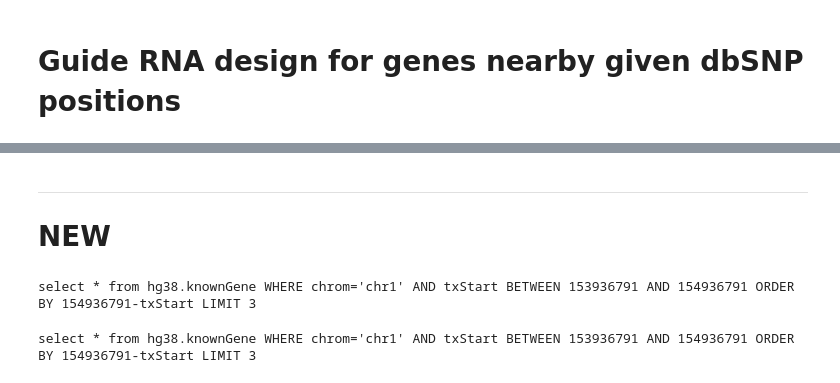
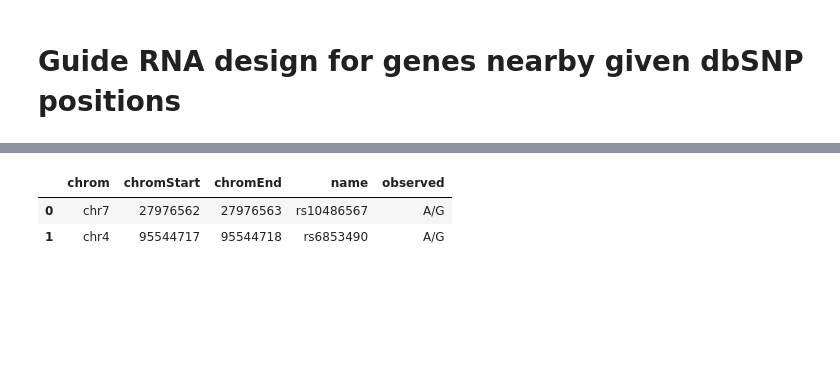
Before and after one commit to icsabai/gRNAdesign, a Jupyter notebook: gRNAdesign_nearbyGenes.ipynb, the cells around one changed output, grey strips where cells are left out. Cells and saved outputs as stored; diff of their text form; code cells hidden in the pictures; blank space fills up the shorter version.

```diff
--- a/gRNAdesign_nearbyGenes.ipynb
+++ b/gRNAdesign_nearbyGenes.ipynb
@@ -308,13 +114,0 @@ After pressing the _Start_ button, on the output the truncated matcing sequences
-# %% [markdown]
----
-# NEW
-# %%
-query = "select * from " + genomeVersion + ".knownGene" + " WHERE chrom='"+ str(pos['chrom']) + "' AND txStart BETWEEN " + fromPos + " AND " + chromPosStr  +" ORDER BY " + chromPosStr + "-txStart LIMIT " + nGenes
-print (query)
-# %% [output]
-select * from hg38.knownGene WHERE chrom='chr1' AND txStart BETWEEN 153936791 AND 154936791 ORDER BY 154936791-txStart LIMIT 3
-# %%
-query = "select * from " + genomeVersion + ".knownGene" + " WHERE chrom='"+ str(pos['chrom']) + "' AND txStart BETWEEN " + fromPos + " AND " + chromPosStr  +" ORDER BY " + chromPosStr + "-txStart LIMIT " + nGenes
-print(query)
-# %% [output]
-select * from hg38.knownGene WHERE chrom='chr1' AND txStart BETWEEN 153936791 AND 154936791 ORDER BY 154936791-txStart LIMIT 3
@@ -320,0 +117,7 @@ select * from hg38.knownGene WHERE chrom='chr1' AND txStart BETWEEN 153936791 AN
+# %%
+positions = getDbSnpPosition(rsList,'hg19.snp142')
+positions.head(3)
+# %% [output]
+|  | chrom | chromStart | chromEnd | name | observed |
+| 0 | chr7 | 27976562 | 27976563 | rs10486567 | A/G |
+| 1 | chr4 | 95544717 | 95544718 | rs6853490 | A/G |
```
Also changed, not shown: parts of 30 cells of this notebook.
